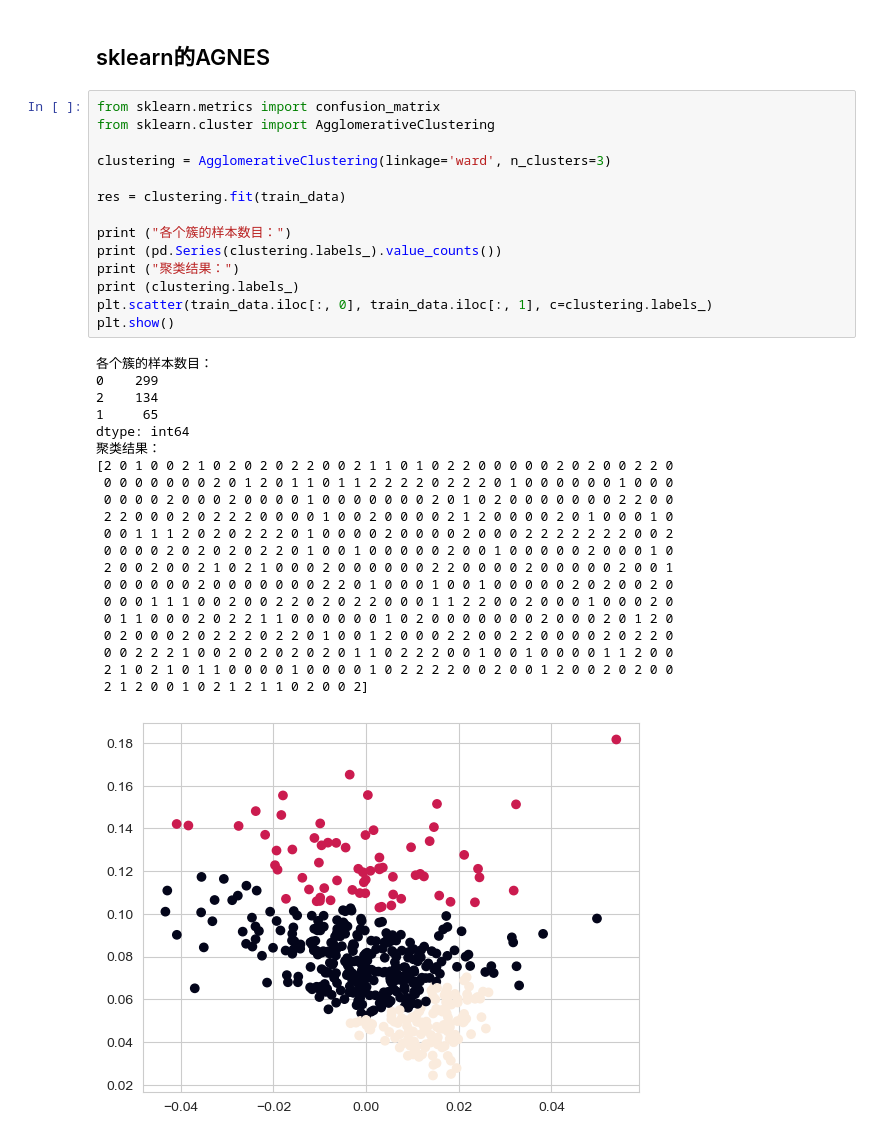
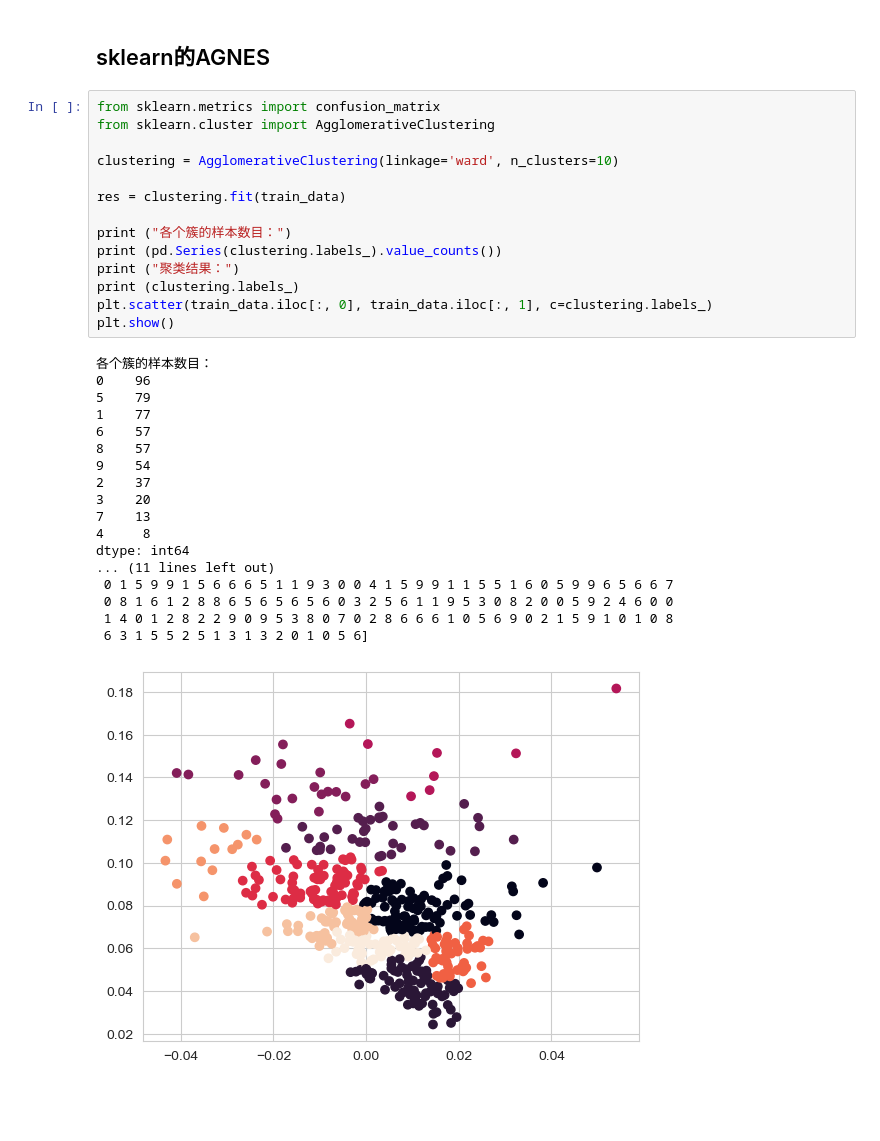
Before and after one commit to seriserendipia/Course-Project-Introduction-to-Machine-Learning, a Jupyter notebook: 机器学习实践/聚类/实验一k-means, k-medoids, dbscan, agens、kmeans、AGNES多方法聚类.ipynb, the cells around one changed output. Saved outputs shown, nothing was run; the diff lists cells and outputs as text; blank space fills up the shorter version.

```diff
--- a/机器学习实践/聚类/实验一k-means, k-medoids, dbscan, agens、kmeans、AGNES多方法聚类.ipynb
+++ b/机器学习实践/聚类/实验一k-means, k-medoids, dbscan, agens、kmeans、AGNES多方法聚类.ipynb
@@ -352,36 +350,33 @@ plt.show()
 # %%
 from sklearn.metrics import confusion_matrix
 from sklearn.cluster import AgglomerativeClustering
 
-clustering = AgglomerativeClustering(linkage='ward', n_clusters=3)
+clustering = AgglomerativeClustering(linkage='ward', n_clusters=10)
 
 res = clustering.fit(train_data)
 
 print ("各个簇的样本数目：")
 print (pd.Series(clustering.labels_).value_counts())
 print ("聚类结果：")
 print (clustering.labels_)
 plt.scatter(train_data.iloc[:, 0], train_data.iloc[:, 1], c=clustering.labels_)
 plt.show()
 # %% [output]
 各个簇的样本数目：
-0    299
-2    134
-1     65
+0    96
+5    79
+1    77
+6    57
+8    57
+9    54
+2    37
+3    20
+7    13
+4     8
 dtype: int64
-聚类结果：
-[2 0 1 0 0 2 1 0 2 0 2 0 2 2 0 0 2 1 1 0 1 0 2 2 0 0 0 0 0 2 0 2 0 0 2 2 0
- 0 0 0 0 0 0 0 2 0 1 2 0 1 1 0 1 1 2 2 2 2 0 2 2 2 0 1 0 0 0 0 0 0 1 0 0 0
- 0 0 0 0 2 0 0 0 2 0 0 0 0 1 0 0 0 0 0 0 0 2 0 1 0 2 0 0 0 0 0 0 0 2 2 0 0
- 2 2 0 0 0 2 0 2 2 2 0 0 0 0 1 0 0 2 0 0 0 0 2 1 2 0 0 0 0 2 0 1 0 0 0 1 0
- 0 0 1 1 1 2 0 2 0 2 2 2 0 1 0 0 0 0 2 0 0 0 0 2 0 0 0 2 2 2 2 2 2 2 0 0 2
- 0 0 0 0 2 0 2 0 2 0 2 2 0 1 0 0 1 0 0 0 0 0 2 0 0 1 0 0 0 0 0 2 0 0 0 1 0
- 2 0 0 2 0 0 2 1 0 2 1 0 0 0 2 0 0 0 0 0 0 2 2 0 0 0 0 2 0 0 0 0 0 2 0 0 1
- 0 0 0 0 0 0 2 0 0 0 0 0 0 0 2 2 0 1 0 0 0 1 0 0 1 0 0 0 0 0 2 0 2 0 0 2 0
- 0 0 0 1 1 1 0 0 2 0 0 2 2 0 2 0 2 2 0 0 0 1 1 2 2 0 0 2 0 0 0 1 0 0 0 2 0
- 0 1 1 0 0 0 2 0 2 2 1 1 0 0 0 0 0 0 1 0 2 0 0 0 0 0 0 0 2 0 0 0 2 0 1 2 0
- 0 2 0 0 0 2 0 2 2 2 0 2 2 0 1 0 0 1 2 0 0 0 2 2 0 0 2 2 0 0 0 0 2 0 2 2 0
- 0 0 2 2 2 1 0 0 2 0 2 0 2 0 2 0 1 1 0 2 2 2 0 0 1 0 0 1 0 0 0 0 1 1 2 0 0
- 2 1 0 2 1 0 1 1 0 0 0 0 1 0 0 0 0 1 0 2 2 2 2 0 0 2 0 0 1 2 0 0 2 0 2 0 0
- 2 1 2 0 0 1 0 2 1 2 1 1 0 2 0 0 2]
+... (11 lines left out)
+ 0 1 5 9 9 1 5 6 6 6 5 1 1 9 3 0 0 4 1 5 9 9 1 1 5 5 1 6 0 5 9 9 6 5 6 6 7
+ 0 8 1 6 1 2 8 8 6 5 6 5 6 5 6 0 3 2 5 6 1 1 9 5 3 0 8 2 0 0 5 9 2 4 6 0 0
+ 1 4 0 1 2 8 2 2 9 0 9 5 3 8 0 7 0 2 8 6 6 6 1 0 5 6 9 0 2 1 5 9 1 0 1 0 8
+ 6 3 1 5 5 2 5 1 3 1 3 2 0 1 0 5 6]
-[figure, old version]
+[figure, new version]
```
Also changed, not shown: parts of 3 cells of this notebook, 6 other files.
